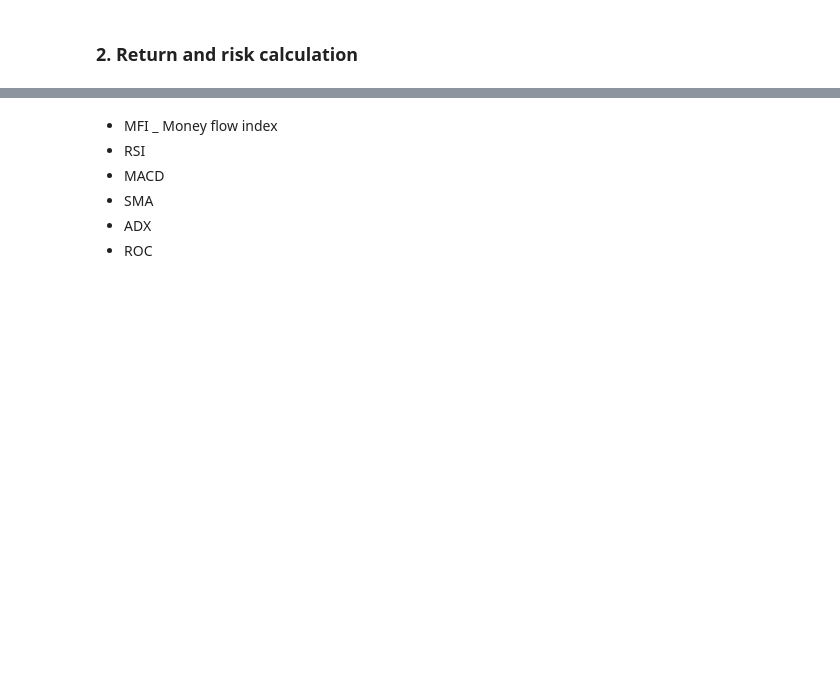
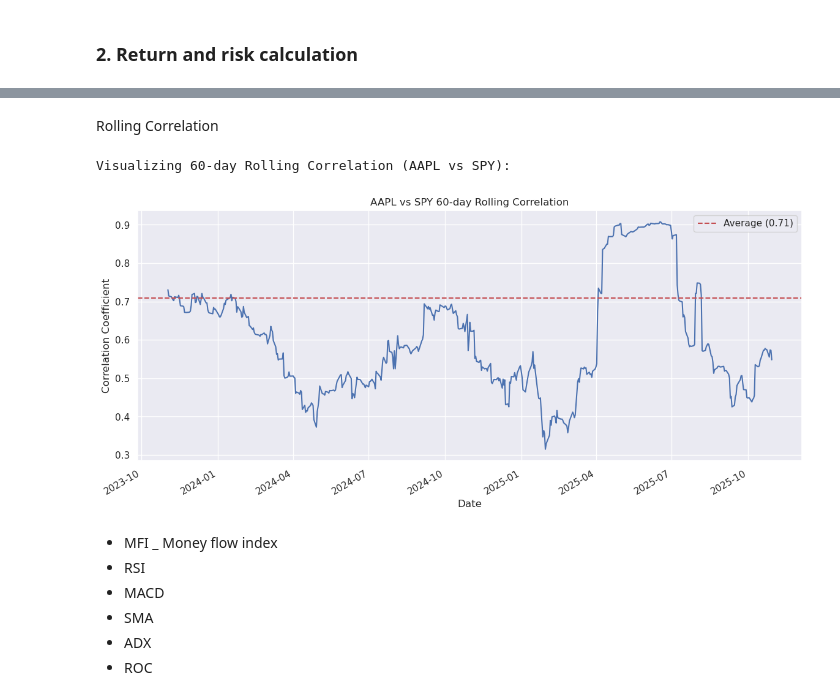
Before and after one commit to Henryy2510/draft, a Jupyter notebook: preparation.ipynb, the cells around one changed output, grey strips where cells are left out. Saved outputs shown, nothing was run; the diff lists cells and outputs as text; code cells hidden in the pictures; blank space fills up the shorter version.

```diff
--- a/preparation.ipynb
+++ b/preparation.ipynb
@@ -124,3 +158,23 @@ Date
+# %% [markdown]
+Rolling Correlation
+# %%
+# Get log returns for AAPL and SPY (the market)
+market_returns = np.log(all_data['SPY'] / all_data['SPY'].shift(1))
+stock_returns = np.log(all_data['AAPL'] / all_data['AAPL'].shift(1))
+
+# Calculate 60-day rolling correlation (~ 3 months)
+rolling_corr = stock_returns.rolling(window=60).corr(market_returns)
+rolling_corr = rolling_corr.dropna()
+
+print("Visualizing 60-day Rolling Correlation (AAPL vs SPY):")
+rolling_corr.iloc[-500:].plot(title='AAPL vs SPY 60-day Rolling Correlation', figsize=(14, 6))
+plt.ylabel('Correlation Coefficient')
+plt.axhline(rolling_corr.mean(), color='r', linestyle='--', label=f'Average ({rolling_corr.mean():.2f})')
+plt.legend()
+plt.show()
+# %% [output]
+Visualizing 60-day Rolling Correlation (AAPL vs SPY):
+[figure, added]
 # %% [markdown]
 - MFI _ Money flow index
 - RSI
```
Also changed, not shown: parts of 41 cells of this notebook.
